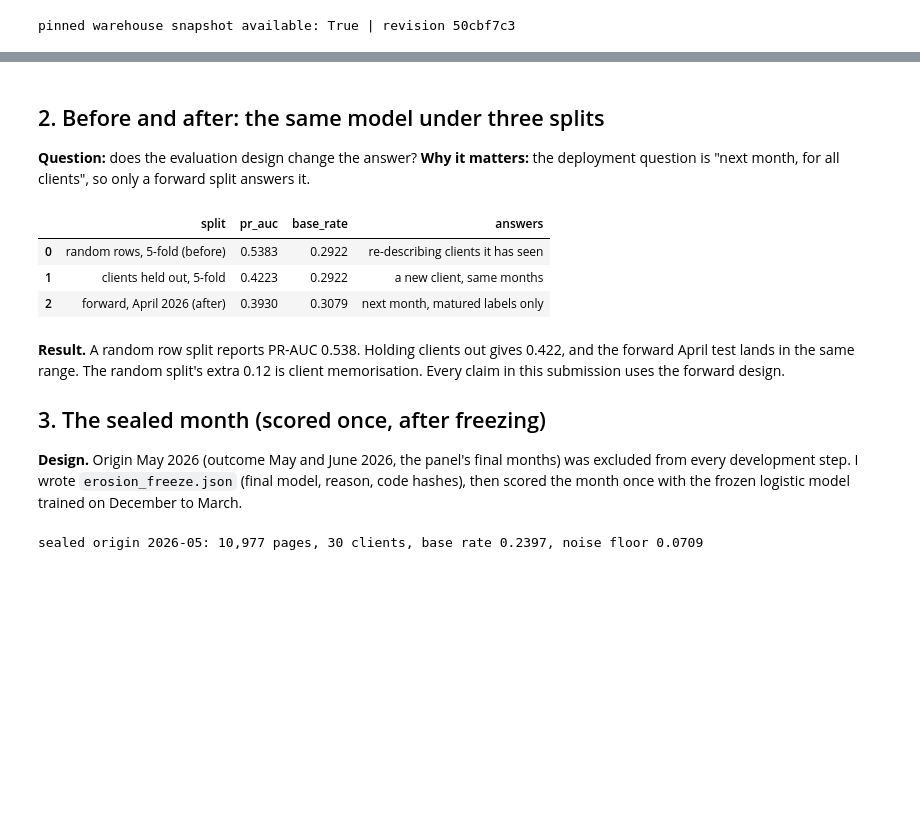
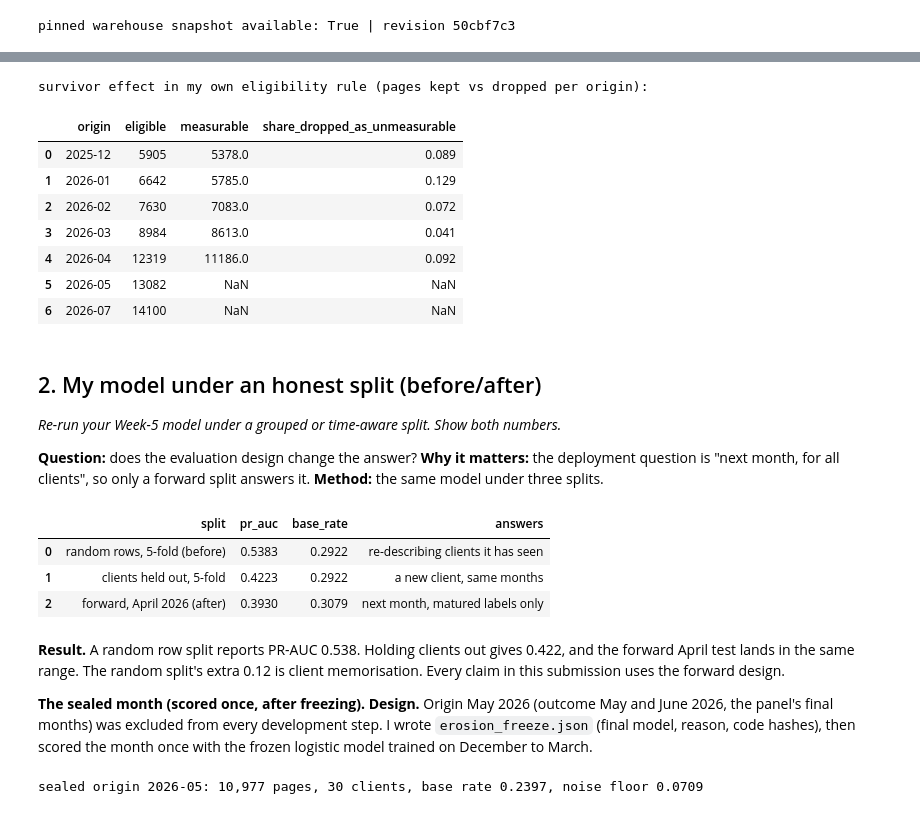
Before and after one commit to Tessa-Saumu/FlyRank-ML-Internship, a Jupyter notebook: work/notebooks/w06_validation_audit.ipynb, the cells around one changed output, grey strips where cells are left out. Saved outputs shown, nothing was run; the diff lists cells and outputs as text; code cells hidden in the pictures; blank space fills up the shorter version.

```diff
--- a/work/notebooks/w06_validation_audit.ipynb
+++ b/work/notebooks/w06_validation_audit.ipynb
@@ -51,8 +60,25 @@ pinned warehouse snapshot available: True | revision 50cbf7c3
+# %%
+summ = receipt("erosion_frame_summary.json")
+t = pd.DataFrame(summ["origins"])[["origin", "eligible", "measurable"]]
+t["share_dropped_as_unmeasurable"] = (1 - t.measurable / t.eligible).round(3)
+print("survivor effect in my own eligibility rule (pages kept vs dropped per origin):"); display(t)
+# %% [output]
+survivor effect in my own eligibility rule (pages kept vs dropped per origin):
+|  | origin | eligible | measurable | share_dropped_as_unmeasurable |
+| 0 | 2025-12 | 5905 | 5378.0 | 0.089 |
+| 1 | 2026-01 | 6642 | 5785.0 | 0.129 |
+| 2 | 2026-02 | 7630 | 7083.0 | 0.072 |
+| 3 | 2026-03 | 8984 | 8613.0 | 0.041 |
+| 4 | 2026-04 | 12319 | 11186.0 | 0.092 |
+| 5 | 2026-05 | 13082 | NaN | NaN |
+| 6 | 2026-07 | 14100 | NaN | NaN |
 # %% [markdown]
-## 2. Before and after: the same model under three splits
+## 2. My model under an honest split (before/after)
+
+*Re-run your Week-5 model under a grouped or time-aware split. Show both numbers.*
 
 **Question:** does the evaluation design change the answer? **Why it matters:** the deployment question is "next month,
-for all clients", so only a forward split answers it.
+for all clients", so only a forward split answers it. **Method:** the same model under three splits.
 # %%
 lk = receipt("erosion_leakage_checks.json"); dev = receipt("erosion_model_metrics.json")["origins"]
 t = pd.DataFrame([
@@ -70,11 +96,9 @@ display(t)
 in the same range. The random split's extra 0.12 is client memorisation. Every claim in this submission uses the
 forward design.
 
-## 3. The sealed month (scored once, after freezing)
-
-**Design.** Origin May 2026 (outcome May and June 2026, the panel's final months) was excluded from every development
-step. I wrote `erosion_freeze.json` (final model, reason, code hashes), then scored the month once with the frozen
-logistic model trained on December to March.
+**The sealed month (scored once, after freezing).** **Design.** Origin May 2026 (outcome May and June 2026, the panel's
+final months) was excluded from every development step. I wrote `erosion_freeze.json` (final model, reason, code
+hashes), then scored the month once with the frozen logistic model trained on December to March.
 # %%
 s = receipt("erosion_model_metrics_sealed.json")["origins"]["2026-05"]
 rows = [{"ranker": n, **{k: (round(v, 3) if isinstance(v, float) else v) for k, v in m.items()}, "p@50_ci95": s["bootstrap"][n]["p@50_ci"]}
```
Also changed, not shown: parts of 10 cells of this notebook, 12 other files.
